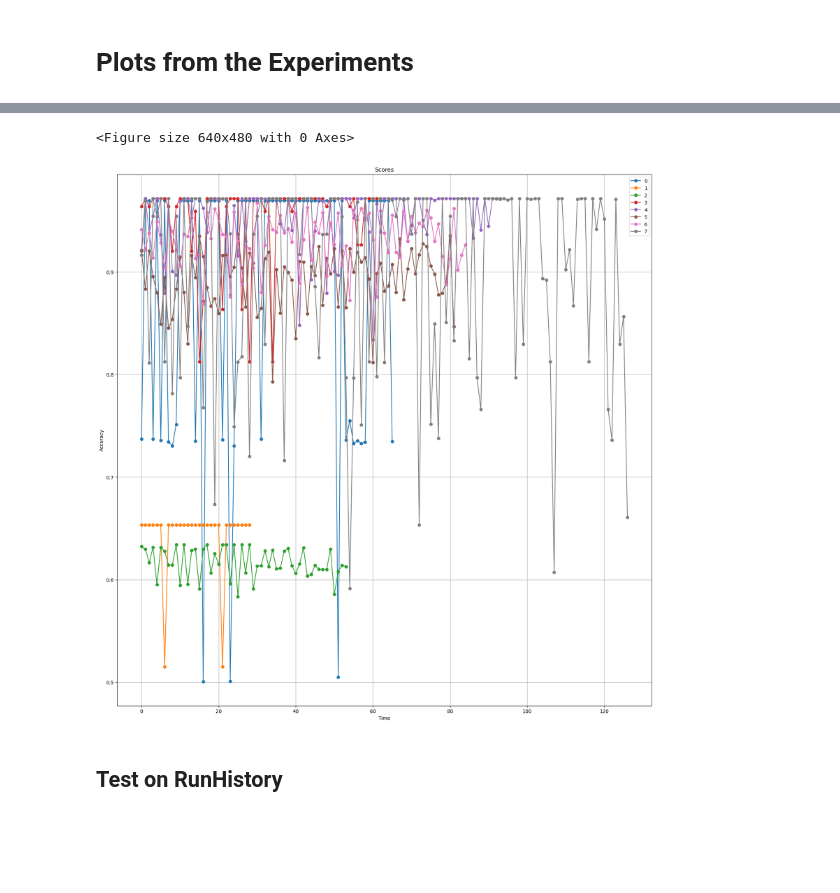
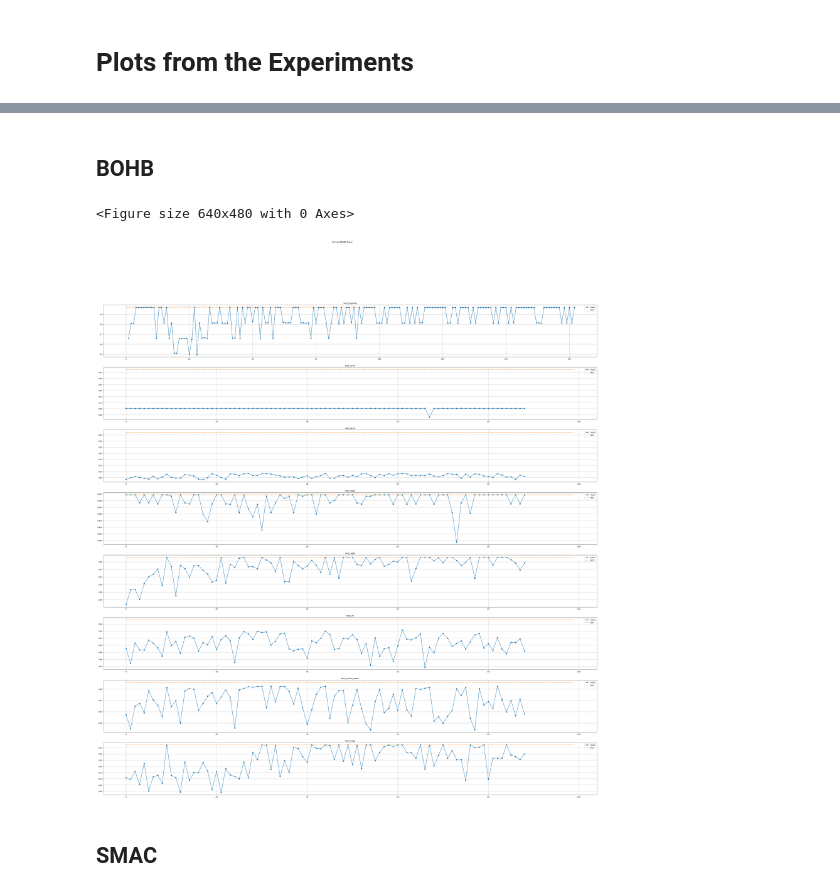
Before and after one commit to MontenegroAlessandro/AutoMLSRB, a Jupyter notebook: Notebooks/plots.ipynb, the cells around one changed output, grey strips where cells are left out. Drawn from its saved outputs; the diff is of its cells as text; code cells hidden in the pictures; blank space fills up the shorter version.

Commit message:
Plots of the curves

```diff
--- a/Notebooks/plots.ipynb
+++ b/Notebooks/plots.ipynb
@@ -113,9 +20,51 @@ fun_plot(res_to_plot_rucb)
-# %%
-fun_plot(res_to_plot_adarucb)
-# %% [output]
-<Figure size 640x480 with 0 Axes>
-[figure, removed]
-# %% [markdown]
-## Test on RunHistory
+# %% [markdown]
+## BOHB
+# %%
+base = "experiments/Tuner_Curves_BOHB/"
+names = ["test_logistic/", "test_svm/", "test_knn/", "test_ada/", "test_xgb/", "test_rf/", "test_extra_trees/", "test_mlp/"]
+datas = []
+for elem in names:
+    name = base + elem + "results_bohb.json"
+    with io.open(name, 'rb') as json_file:
+        data = json.load(json_file)
+        datas.append(deepcopy(data))
+# %%
+results_raw = []
+results = []
+pops = 100
+
+for i, data in enumerate(datas):
+    conf_num = len(data["configs"])
+    res = np.zeros(conf_num)
+    for j in range(conf_num):
+        res[j] = 1 - data["data"][j][1][0]
+    results_raw.append(res)
+
+for i, elem in enumerate(results_raw):
+    j = 0
+    conf_num = len(elem)
+    res = []
+    while j < conf_num:
+        res.append(elem[j:j+3].mean())
+        j+=3
+    results.append(deepcopy(res))
+# %%
+plt.clf()
+fig, axs = plt.subplots(len(names), figsize=(50, 50))
+fig.suptitle("Curves BOHB Tuner")
+opt = 0.9716
+for i, elem in enumerate(names):
+    axs[i].clear()
+    axs[i].plot(results[i], "-o", label="mean")
+    axs[i].plot(np.arange(pops), opt * np.ones(pops), "--", label="best")
+    axs[i].grid()
+    axs[i].legend(loc="best")
+    axs[i].set_title(elem)
+plt.show()
+# %% [output]
+<Figure size 640x480 with 0 Axes>
+[figure, added]
+# %% [markdown]
+## SMAC
 # %%
 base = "experiments/Tuner_Curves_SMAC/"
```
Also changed, not shown: parts of 23 cells of this notebook, 3 other files.
